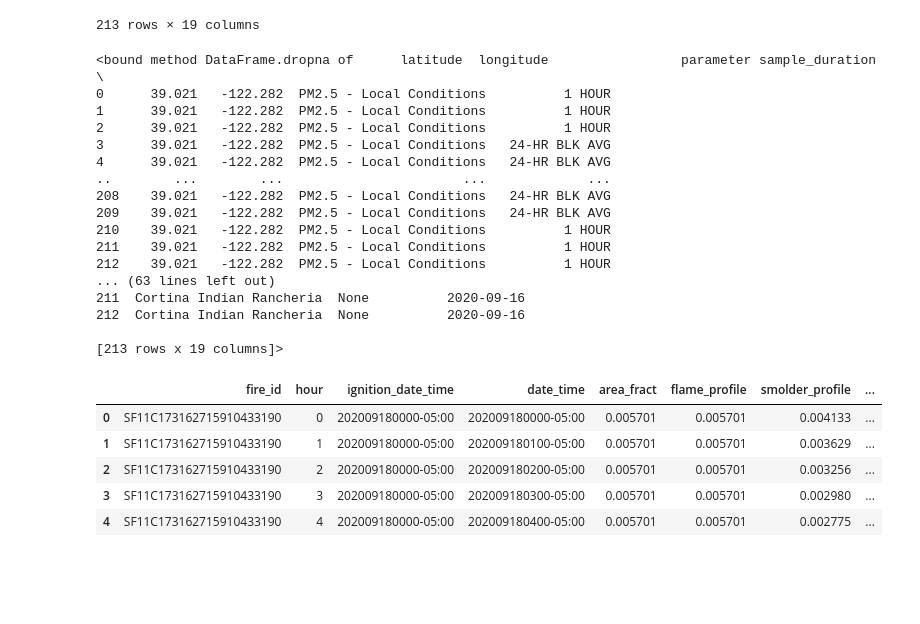
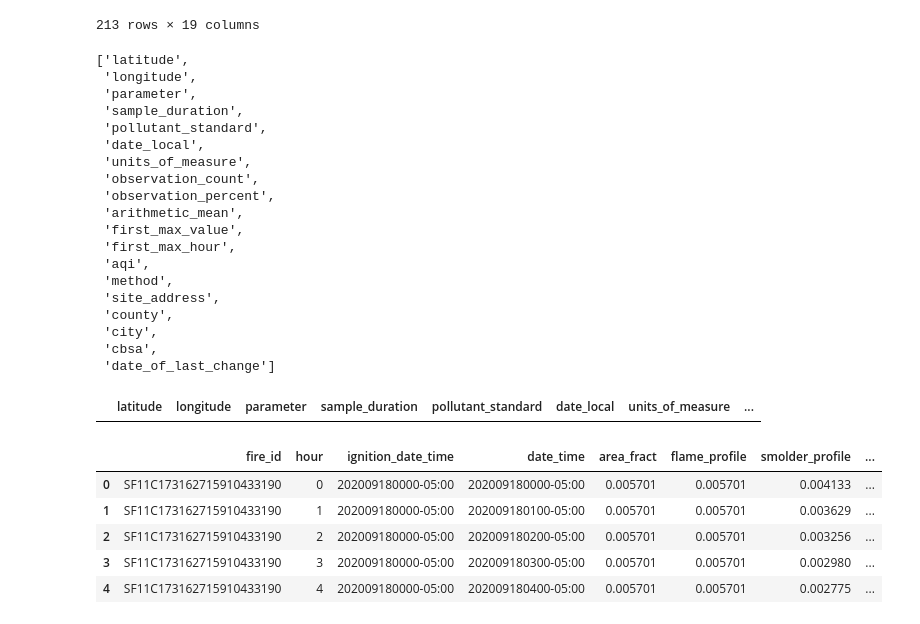
Before and after one commit to TrentELittle/Bootcamp-Project-2, a Jupyter notebook: Bootcamp-Project-2.ipynb, the cells around one changed output. Cells and saved outputs as stored; diff of their text form; code cells hidden in the pictures; blank space fills up the shorter version.

```diff
--- a/Bootcamp-Project-2.ipynb
+++ b/Bootcamp-Project-2.ipynb
@@ -73,27 +73,33 @@ clean_cali_df
 | 211 | 39.021 | -122.282 | PM2.5 - Local Conditions | 1 HOUR | None | 2020-09-15 | Micrograms/cubic meter (LC) | ... |
 | 212 | 39.021 | -122.282 | PM2.5 - Local Conditions | 1 HOUR | None | 2020-09-15 | Micrograms/cubic meter (LC) | ... |
 213 rows × 19 columns
+# %%
+list(clean_cali_df.columns)
+# %% [output]
+['latitude',
+ 'longitude',
+ 'parameter',
+ 'sample_duration',
+ 'pollutant_standard',
+ 'date_local',
+ 'units_of_measure',
+ 'observation_count',
+ 'observation_percent',
+ 'arithmetic_mean',
+ 'first_max_value',
+ 'first_max_hour',
+ 'aqi',
+ 'method',
+ 'site_address',
+ 'county',
+ 'city',
+ 'cbsa',
+ 'date_of_last_change']
 # %%
-cali_work=clean_cali_df.dropna
-cali_work
+# cali_work=clean_cali_df.dropna(0)
+# cali_work
 # %% [output]
-<bound method DataFrame.dropna of      latitude  longitude                 parameter sample_duration  \
-0      39.021   -122.282  PM2.5 - Local Conditions          1 HOUR
-1      39.021   -122.282  PM2.5 - Local Conditions          1 HOUR
-2      39.021   -122.282  PM2.5 - Local Conditions          1 HOUR
-3      39.021   -122.282  PM2.5 - Local Conditions   24-HR BLK AVG
-4      39.021   -122.282  PM2.5 - Local Conditions   24-HR BLK AVG
-..        ...        ...                       ...             ...
-208    39.021   -122.282  PM2.5 - Local Conditions   24-HR BLK AVG
-209    39.021   -122.282  PM2.5 - Local Conditions   24-HR BLK AVG
-210    39.021   -122.282  PM2.5 - Local Conditions          1 HOUR
-211    39.021   -122.282  PM2.5 - Local Conditions          1 HOUR
-212    39.021   -122.282  PM2.5 - Local Conditions          1 HOUR
-... (63 lines left out)
-211  Cortina Indian Rancheria  None          2020-09-16
-212  Cortina Indian Rancheria  None          2020-09-16
-
-[213 rows x 19 columns]>
+|  | latitude | longitude | parameter | sample_duration | pollutant_standard | date_local | units_of_measure | ... |
 # %%
 csv_file = "../Resources/fire_emissions.csv"
 fire_data_df = pd.read_csv(csv_file)
```
